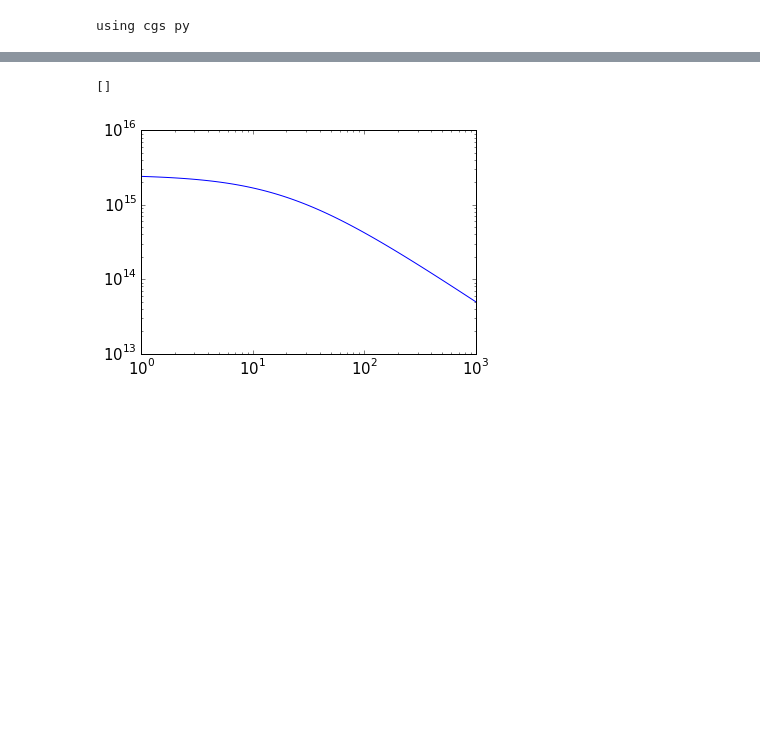
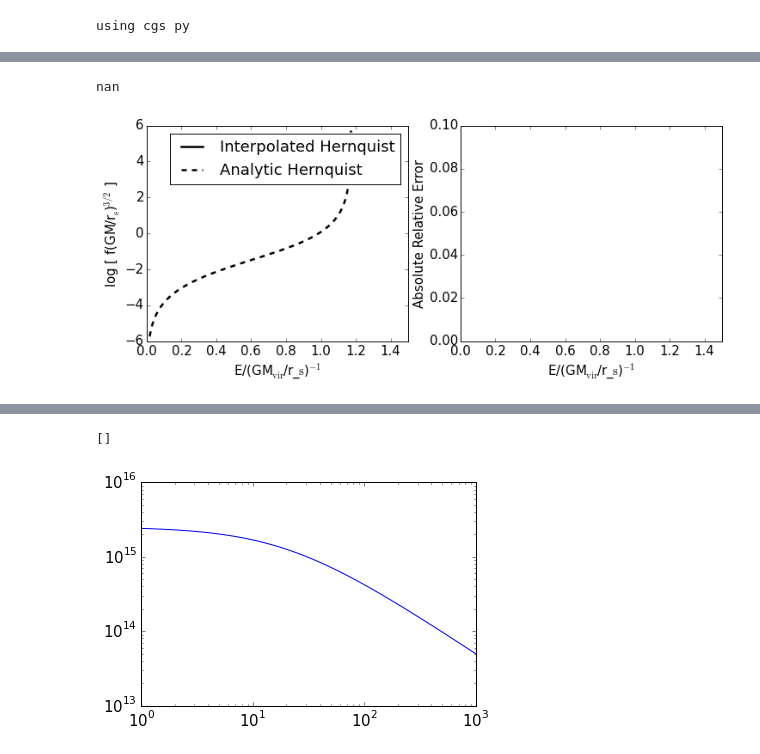
Before and after one commit to aemerick/dwarfs, a Jupyter notebook: analysis/dark_matter_ic/DF_testing.ipynb, the cells around one changed output, grey strips where cells are left out. Drawn from its saved outputs; the diff is of its cells as text; code cells hidden in the pictures; blank space fills up the shorter version.

```diff
--- a/analysis/dark_matter_ic/DF_testing.ipynb
+++ b/analysis/dark_matter_ic/DF_testing.ipynb
@@ -110,0 +115,43 @@ np.genfromtxt??
+# %%
+# now repeat the above, but with the spline interpolation at many E points:
+E_array = np.linspace(np.min(NFW_DF.E), np.max(NFW_DF.E), 1000.0)
+
+f_spline     = NFW_DF.interpolate_f(E_array, s = 0)
+f_analytical = df.hernquist_df(E_array, NFW_DF.dprof.M_sys, NFW_DF.dprof.r_s)
+
+####
+E_const = ((cgs.G * NFW_DF.dprof.M_vir) / NFW_DF.dprof.r_s)**(-1.0)
+f_const = (cgs.G  * NFW_DF.dprof.M_vir * NFW_DF.dprof.r_s)**(3.0/2.0)
+
+error = (f_spline - f_analytical)/f_analytical
+
+error = np.abs(error)
+
+fsize = 15
+#rc('text', usetex=True)
+rc('font', size=fsize)#, ftype=42)
+line_width = 2.5
+
+fig, ax = plt.subplots(1,2)
+fig.set_size_inches(12,4.5)
+#ax1 = plt.subplot(211)
+
+ax[0].plot(E_array*E_const, np.log10(f_spline * f_const), lw=line_width, label = "Interpolated Hernquist",color='black',ls='-')
+ax[0].plot(E_array*E_const, np.log10(f_analytical * f_const), lw=line_width, label="Analytic Hernquist", color='black',ls='--')
+ax[0].set_ylabel(r'log [ f(GM/r$_{\rm{s}}$)$^{3/2}$ ]')
+ax[0].set_ylim(-6,6)
+ax[0].legend(loc='best')
+#ax2 = plt.subplot(221)
+
+ax[1].plot(E_array * E_const, error, lw = line_width, color='black')
+ax[1].set_ylabel(r'Absolute Relative Error')
+for a in ax:
+    a.set_xlim(0.0,1.5)
+    a.set_xlabel(r'E/(GM$_{\rm{vir}}$/r_${\rm{s}}$)$^{-1}$')
+ax[1].set_ylim(0.0,0.10)
+
+fig.savefig('Hernquest_DF_interpolated.png')
+print np.max(error[:-1])
+# %% [output]
+nan
+[figure, added]
```
Also changed, not shown: parts of 7 cells of this notebook, 1 other file.
